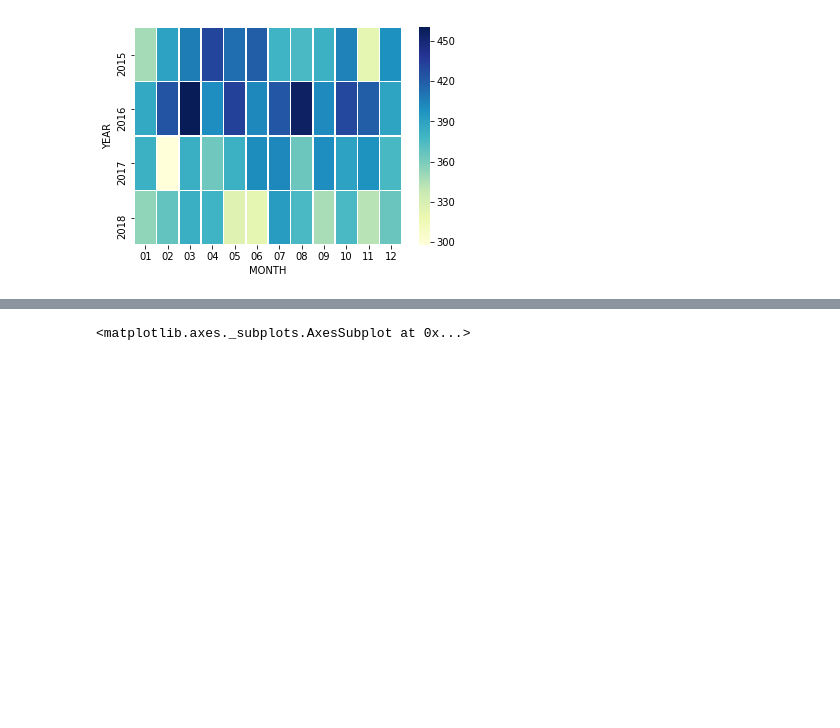
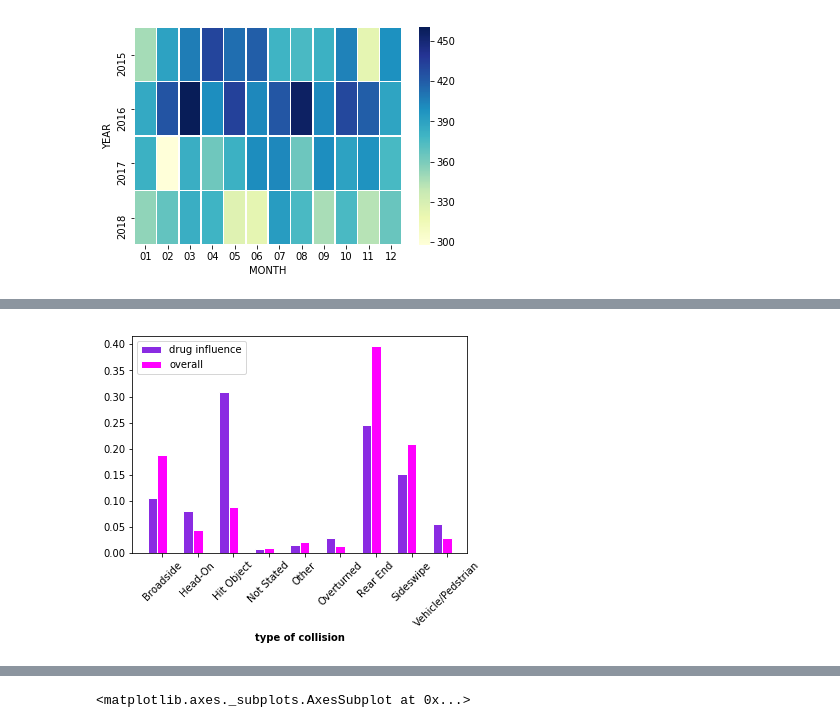
Before and after one commit to boh016/fair_policing, a Jupyter notebook: notebooks/SHAN_CA_COLLISION_EDA.ipynb, the cells around one changed output, grey strips where cells are left out. Saved outputs shown, nothing was run; the diff lists cells and outputs as text; code cells hidden in the pictures; blank space fills up the shorter version.

```diff
--- a/notebooks/SHAN_CA_COLLISION_EDA.ipynb
+++ b/notebooks/SHAN_CA_COLLISION_EDA.ipynb
@@ -126,0 +144,25 @@ drug['TYPE OF COLLISION']=drug['TYPE_OF_COLLISION'].map({'A': 'Head-On','B':'Sid
+# %%
+barWidth = 0.27
+
+# set height of bar
+bars0 = (drug.groupby('TYPE OF COLLISION')['CASE_ID'].count()/len(drug))
+bars1 = (new.groupby('TYPE OF COLLISION')['CASE_ID'].count()/len(new))
+
+
+# Set position of bar on X axis
+r1 = np.arange(len(bars1))
+r2 = [x + barWidth for x in r1]
+
+# Make the plot
+plt.bar(r1, bars0, color='blueviolet', width=barWidth, edgecolor='white', label='drug influence')
+plt.bar(r2, bars1, color='magenta', width=barWidth, edgecolor='white', label='overall')
+
+# Add xticks on the middle of the group bars
+plt.xlabel('type of collision', fontweight='bold')
+plt.xticks([r + barWidth for r in range(len(bars1))],bars0.index.tolist())
+plt.xticks(rotation=45)
+# Create legend & Show graphic
+plt.legend()
+plt.show()
+# %% [output]
+[figure, added]
```
Also changed, not shown: parts of 8 cells of this notebook.
